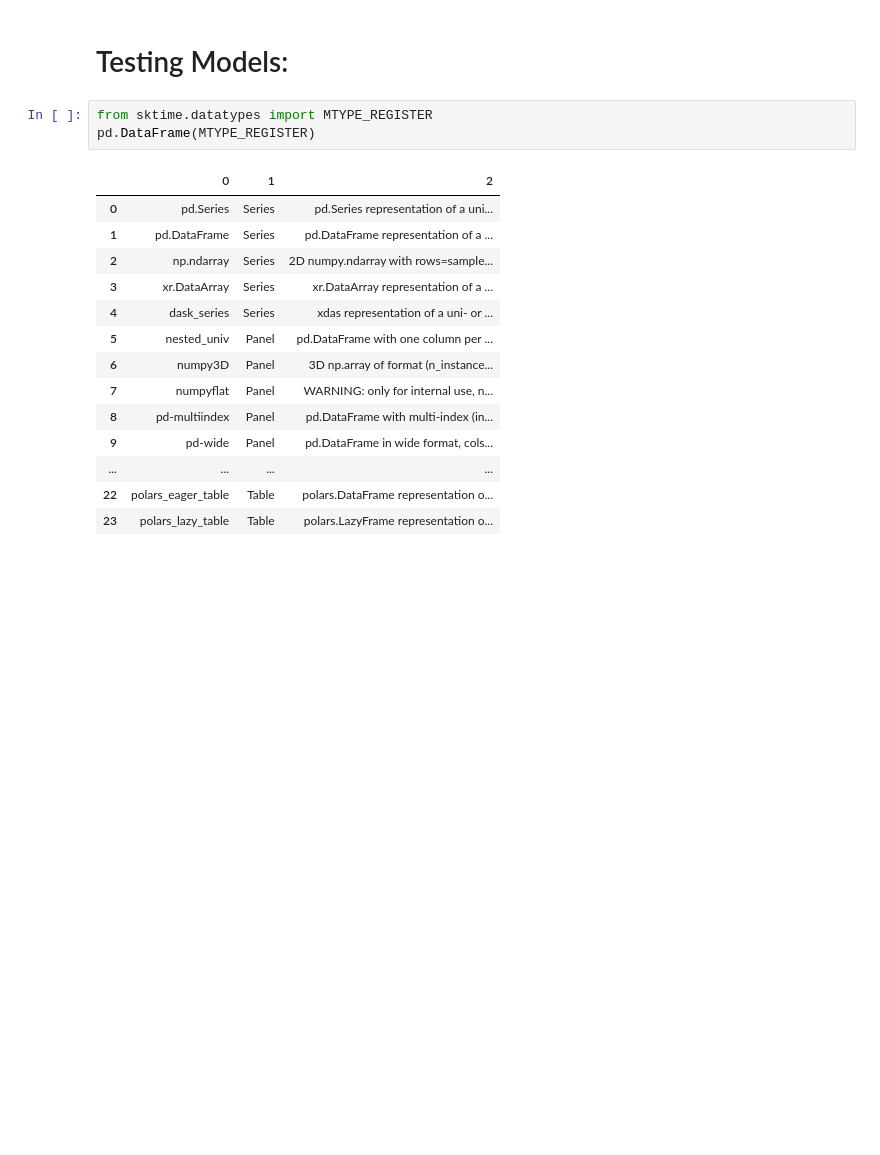
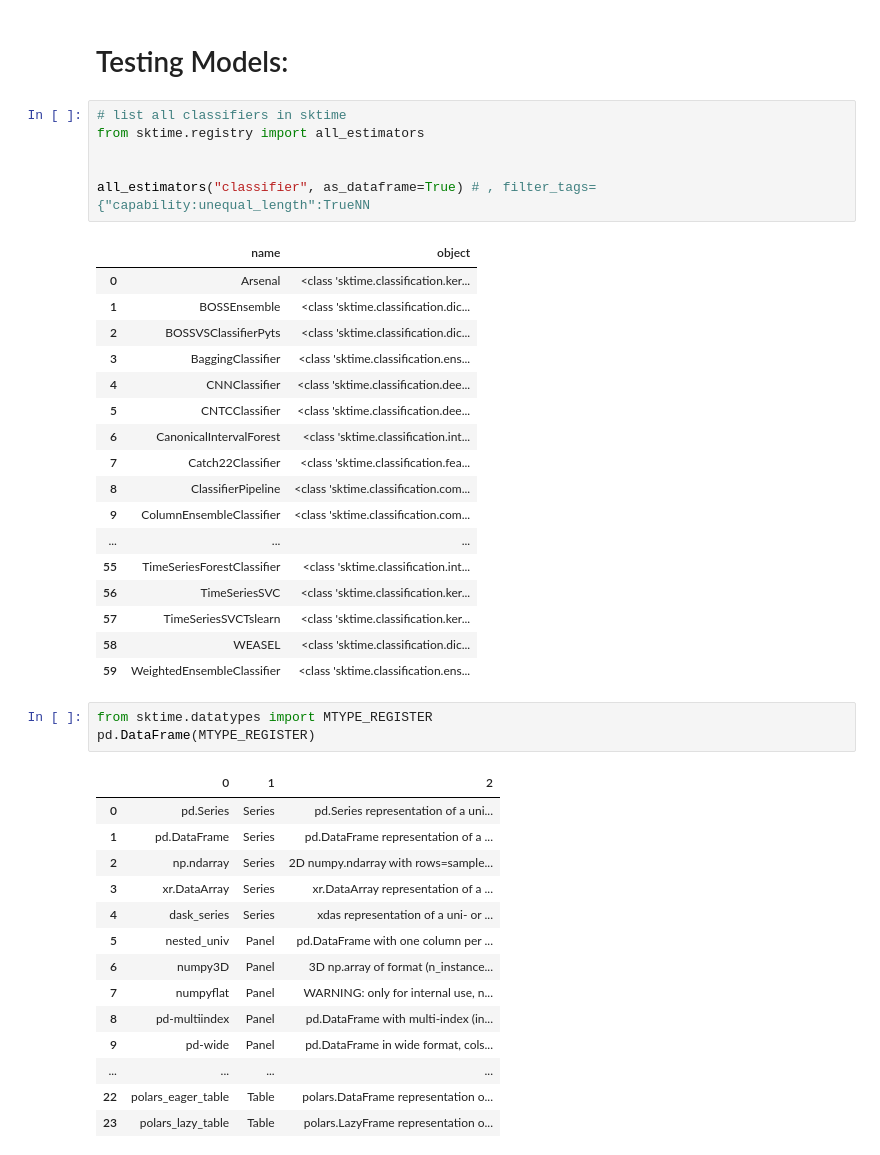
Before and after one commit to CristianMorasso/statistical_project, a Jupyter notebook: Copia_di_statiscal_learning.ipynb, the cells around one changed output. Cells and saved outputs as stored; diff of their text form; blank space fills up the shorter version.

```diff
--- a/Copia_di_statiscal_learning.ipynb
+++ b/Copia_di_statiscal_learning.ipynb
@@ -262,5 +176,29 @@ print(dfs.shape)
 # %% [markdown]
 # Testing Models:
+# %%
+# list all classifiers in sktime
+from sktime.registry import all_estimators
+
+
+all_estimators("classifier", as_dataframe=True) # , filter_tags={"capability:unequal_length":TrueNN
+# %% [output]
+|  | name | object |
+| 0 | Arsenal | <class 'sktime.classification.ker... |
+| 1 | BOSSEnsemble | <class 'sktime.classification.dic... |
+| 2 | BOSSVSClassifierPyts | <class 'sktime.classification.dic... |
+| 3 | BaggingClassifier | <class 'sktime.classification.ens... |
+| 4 | CNNClassifier | <class 'sktime.classification.dee... |
+| 5 | CNTCClassifier | <class 'sktime.classification.dee... |
+| 6 | CanonicalIntervalForest | <class 'sktime.classification.int... |
+| 7 | Catch22Classifier | <class 'sktime.classification.fea... |
+| 8 | ClassifierPipeline | <class 'sktime.classification.com... |
+| 9 | ColumnEnsembleClassifier | <class 'sktime.classification.com... |
+| ... | ... | ... |
+| 55 | TimeSeriesForestClassifier | <class 'sktime.classification.int... |
+| 56 | TimeSeriesSVC | <class 'sktime.classification.ker... |
+| 57 | TimeSeriesSVCTslearn | <class 'sktime.classification.ker... |
+| 58 | WEASEL | <class 'sktime.classification.dic... |
+| 59 | WeightedEnsembleClassifier | <class 'sktime.classification.ens... |
 # %%
 from sktime.datatypes import MTYPE_REGISTER
 pd.DataFrame(MTYPE_REGISTER)
```
Also changed, not shown: parts of 15 cells of this notebook.
